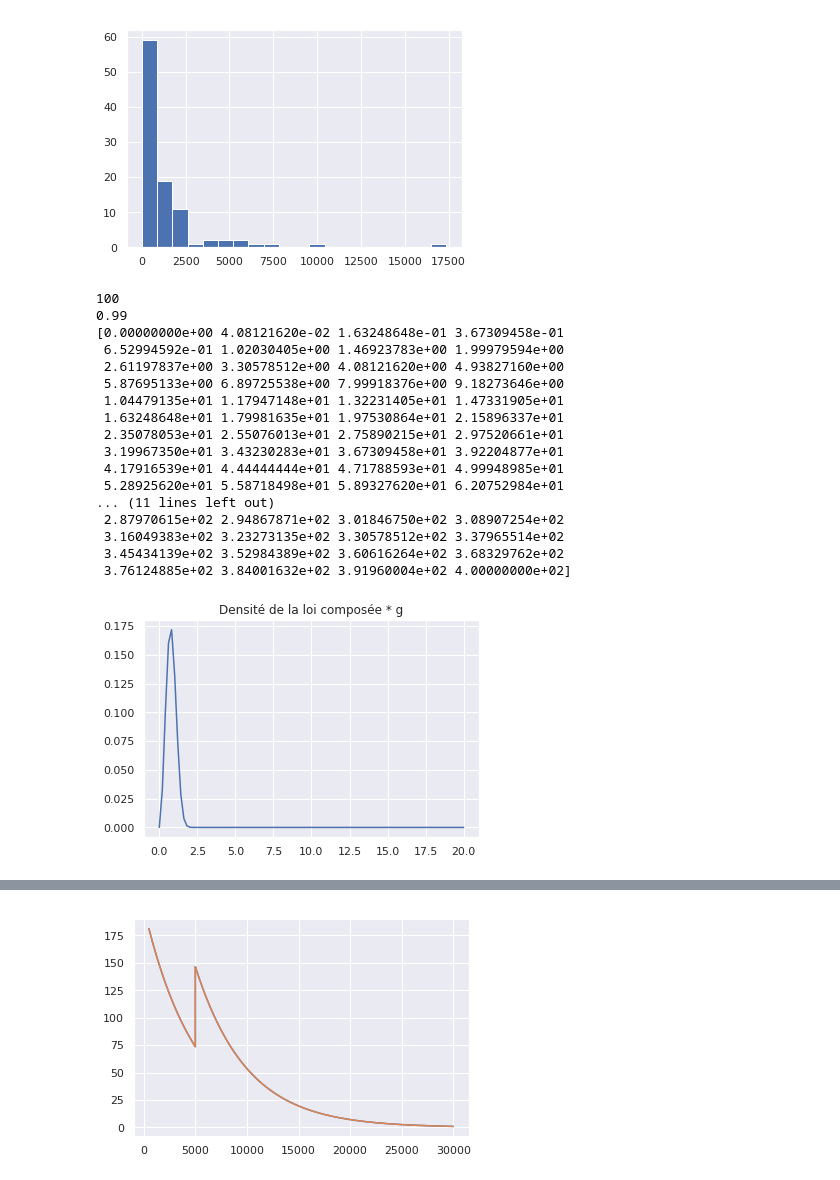
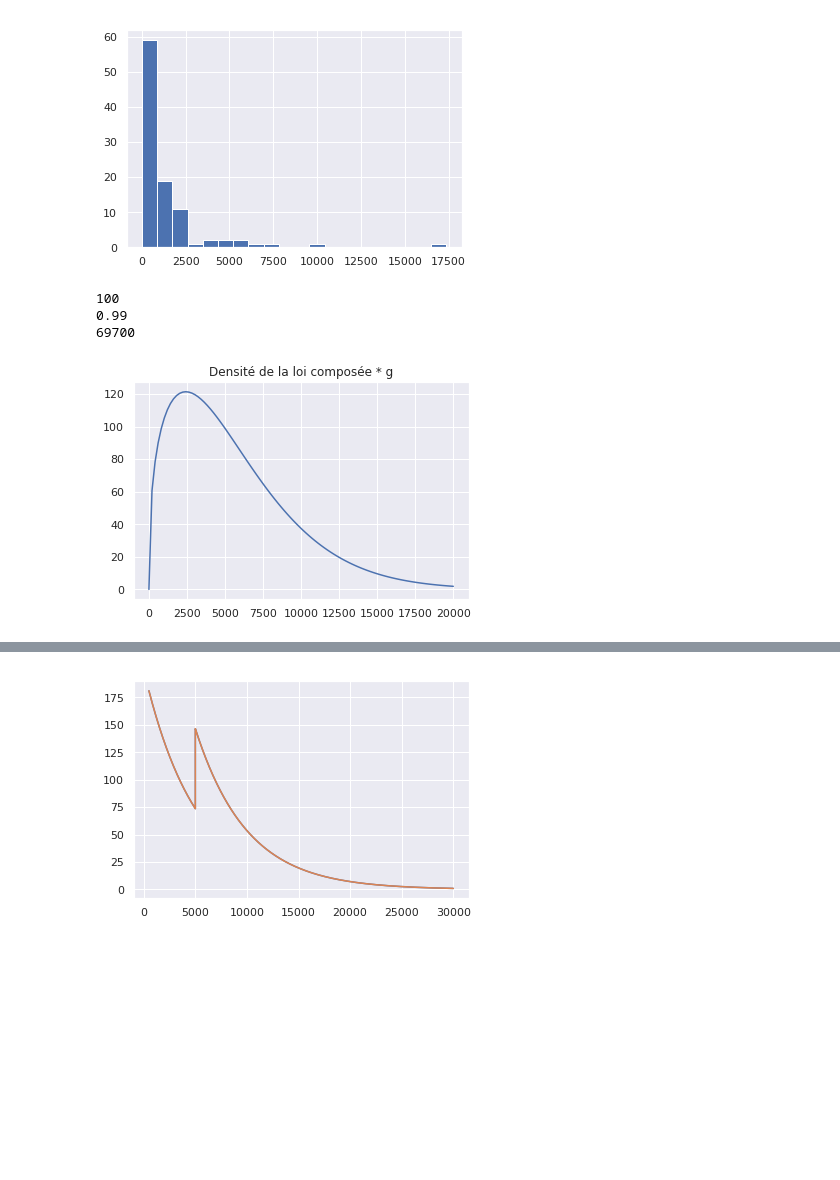
Before and after one commit to aminaghoul/reads_seq, a Jupyter notebook: Untitled.ipynb, the cells around one changed output, grey strips where cells are left out. Drawn from its saved outputs; the diff is of its cells as text; code cells hidden in the pictures; blank space fills up the shorter version.

```diff
--- a/Untitled.ipynb
+++ b/Untitled.ipynb
@@ -18,7 +18,7 @@ from functools import partial
 from itertools import chain
 from numpy.random import choice
 # %%
-monFichier = open("../Documents/Donnees/DRR164915.fastq", "r") #MINION
+monFichier = open("../Documents/PACBIO/pacbiors2/DRR070681_subreads.fastq", "r") #MINION
 taille = []
 f = []
 norm = []
@@ -35,5 +35,6 @@ g = sum(taille)
 norm = [i / 3711100 for i in taille]
 plt.title("Distribution de la longueur des lectures")
 plt.xlabel("taille en bp")
-plt.hist(norm,bins =20)
+plt.hist(taille,range = (0, 20000),bins =40)
+print(len(taille))
 # %% [output]
@@ -52,3 +43,16 @@ plt.hist(norm,bins =20)
+# %%
+NomFichier = 'pacbio10.txt'
+# création et ouverture du fichier test.txt en mode write 'w' (écriture)
+# si le fichier test.txt existe déjà, il est écrasé
+Fichier = open(NomFichier,'w')      # instanciation de l'objet Fichier de la classe file
+
+# écriture dans le fichier avec la méthode write()
+for i in taille:
+    Fichier.write(str(i))
+    Fichier.write(' ')
+
+# fermeture du fichier avec la méthode close()
+Fichier.close()
 # %%
 def integrale_trapeze(f, x_min, x_max, nb_x):
     pas = (x_max - x_min) / (nb_x * 2)
@@ -349,52 +353,42 @@ plt.hist(fracture([3000000]*1000, nom, parametres, source='MINION'), bins=20)
 # %%
 from math import *
 def weib(x,n,a):
     return (a / n) * (x / n)**(a - 1) * np.exp(-(x / n)**a)
 
 from matplotlib.legend_handler import HandlerLine2D
-x=np.linspace(0,20,100)
+x=np.linspace(0,20000,100)
 
 plt.title('Densité de la loi composée * g')
 
 def geome(x,p):
     return (1-p)*p**x
 
 l= 100
 p=0.99
 
 print(l)
 print(p)
 
-f=beta_poisson_f(x/1000000,l)
+f=beta_poisson_f(x,l)
 def fweib(x, mu,k, l):
-    a = (mu**k)
-    b= (mu)**(k-1)
-    e= x**(k-1)
-    print(e*b)
-    c= np.exp(-(mu)**k)
-    d= np.exp(-l*x)
-    return a*b*c*d*e
+    g=1000000
+    a = (mu*k)
+    b= (mu*x)**(k-1)
+    c= np.exp(-((mu*x))**k)
+    d= np.exp(-l*x)-np.exp(-l*g)
+    return a*b*c*d
 
-line1, =plt.plot(x,fweib(x, 1,3, 1))
+k=1.25
+norme = [i**k for i in norm]
+mu = (len(norm)/(sum(norme)))**(1/k)
+line1, =plt.plot(x,fweib(x/1000000, 165.18352890572584,1.3886195498863754,1.9364251414314578e-05))
 #line2, =plt.plot(x,f*(geome(x,p)+(1-geome(x,p))/x))
-#plt.hist(taille,bins=30)
+t =[0.002,0.002,0.002,0.03,0.1,0.1]
+#plt.hist(norm,bins=30)
+print(len(norm))
 plt.show()
 # %% [output]
 100
 0.99
-[0.00000000e+00 4.08121620e-02 1.63248648e-01 3.67309458e-01
- 6.52994592e-01 1.02030405e+00 1.46923783e+00 1.99979594e+00
- 2.61197837e+00 3.30578512e+00 4.08121620e+00 4.93827160e+00
- 5.87695133e+00 6.89725538e+00 7.99918376e+00 9.18273646e+00
- 1.04479135e+01 1.17947148e+01 1.32231405e+01 1.47331905e+01
- 1.63248648e+01 1.79981635e+01 1.97530864e+01 2.15896337e+01
- 2.35078053e+01 2.55076013e+01 2.75890215e+01 2.97520661e+01
- 3.19967350e+01 3.43230283e+01 3.67309458e+01 3.92204877e+01
- 4.17916539e+01 4.44444444e+01 4.71788593e+01 4.99948985e+01
- 5.28925620e+01 5.58718498e+01 5.89327620e+01 6.20752984e+01
-... (11 lines left out)
- 2.87970615e+02 2.94867871e+02 3.01846750e+02 3.08907254e+02
- 3.16049383e+02 3.23273135e+02 3.30578512e+02 3.37965514e+02
- 3.45434139e+02 3.52984389e+02 3.60616264e+02 3.68329762e+02
- 3.76124885e+02 3.84001632e+02 3.91960004e+02 4.00000000e+02]
+69700
-[figure, old version]
+[figure, new version]
```
Also changed, not shown: parts of 6 cells of this notebook.
